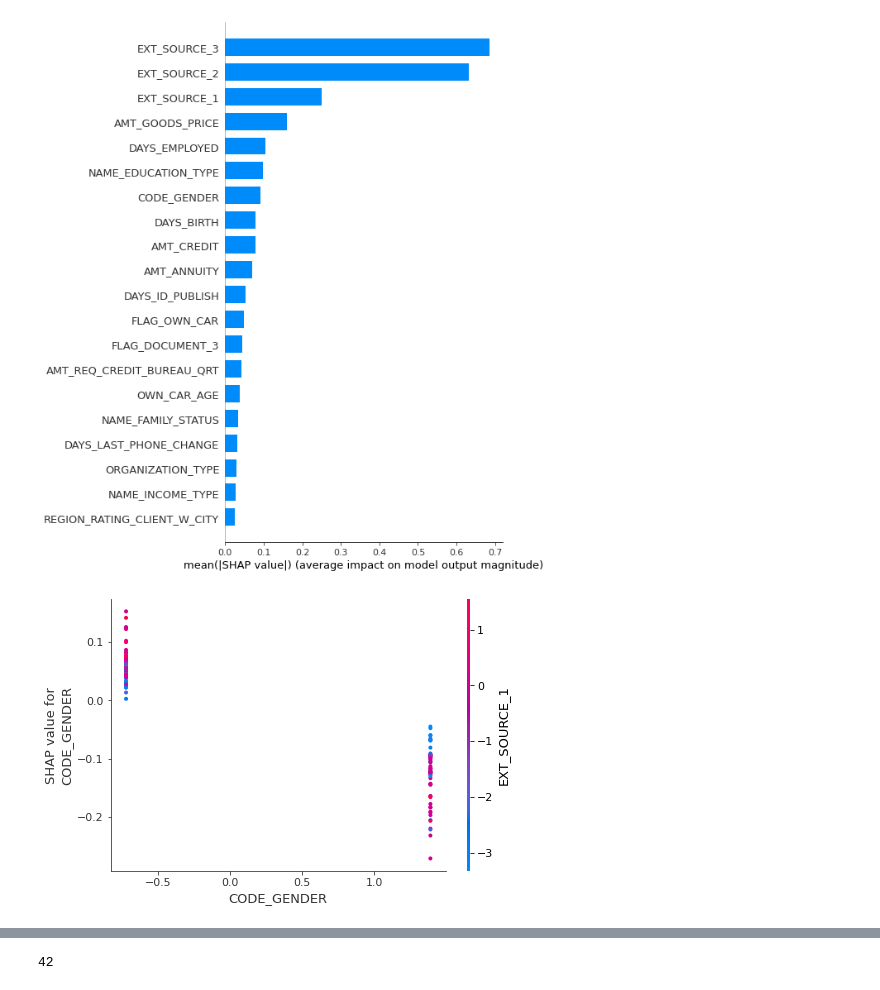
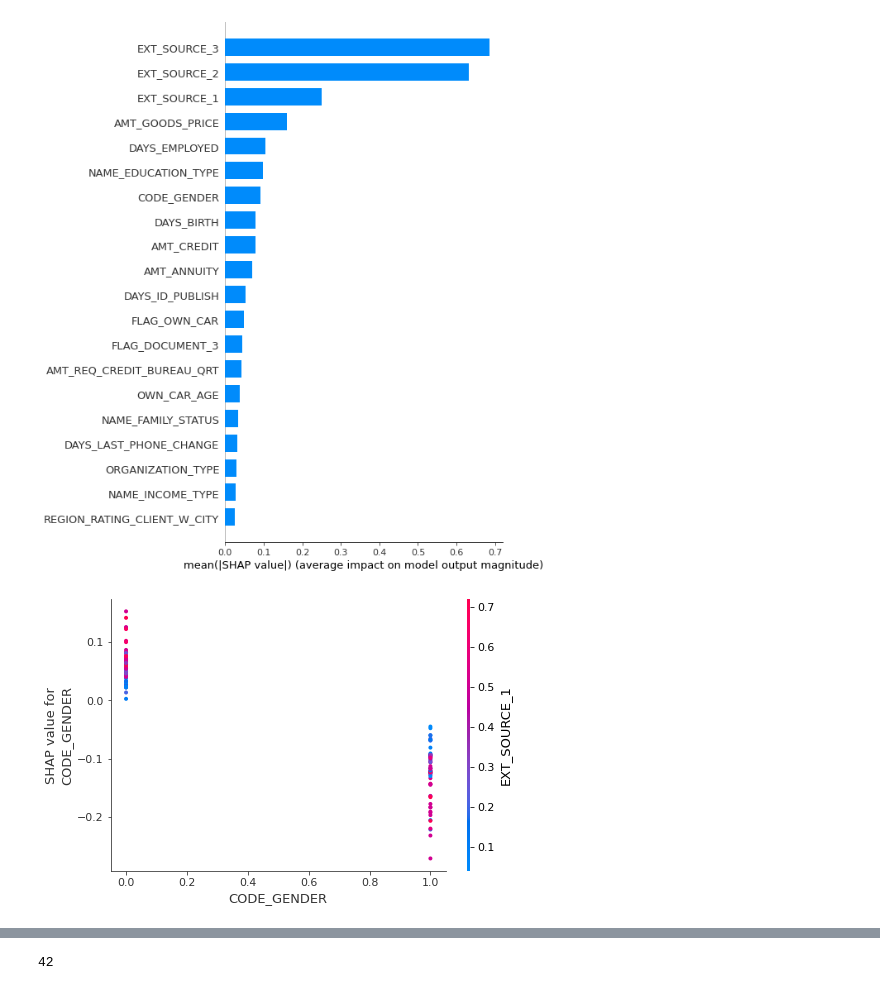
Before and after one commit to CecileLecoublet/Projet_credit, a Jupyter notebook: Dashboard/test.ipynb, the cells around one changed output, grey strips where cells are left out. Cells and saved outputs as stored; diff of their text form; code cells hidden in the pictures.

Commit message:
Pour le graphique nuage, on exclue les variables catégorielles
Rajout de texte, dataframe (pour les valeurs catégorielles), exclusion du graphique nuage des valeurs catégorielles

```diff
--- a/Dashboard/test.ipynb
+++ b/Dashboard/test.ipynb
@@ -35,9 +33,9 @@ shap.summary_plot(shap_values[0], X_test_scaled, plot_type="bar")
 # %% [output]
 [figure]
 # %%
-shap.dependence_plot("CODE_GENDER", shap_values[0], X_test_scaled, show=False)
+shap.dependence_plot("CODE_GENDER", shap_values[0], X_test, show=False)
 # %% [output]
-[figure, old version]
+[figure, new version]
 # %%
 imp_cols = X_train_scaled.abs().mean().sort_values(ascending=False).index.tolist()
 # %%
```
Also changed, not shown: parts of 9 cells of this notebook, 5 other files.
